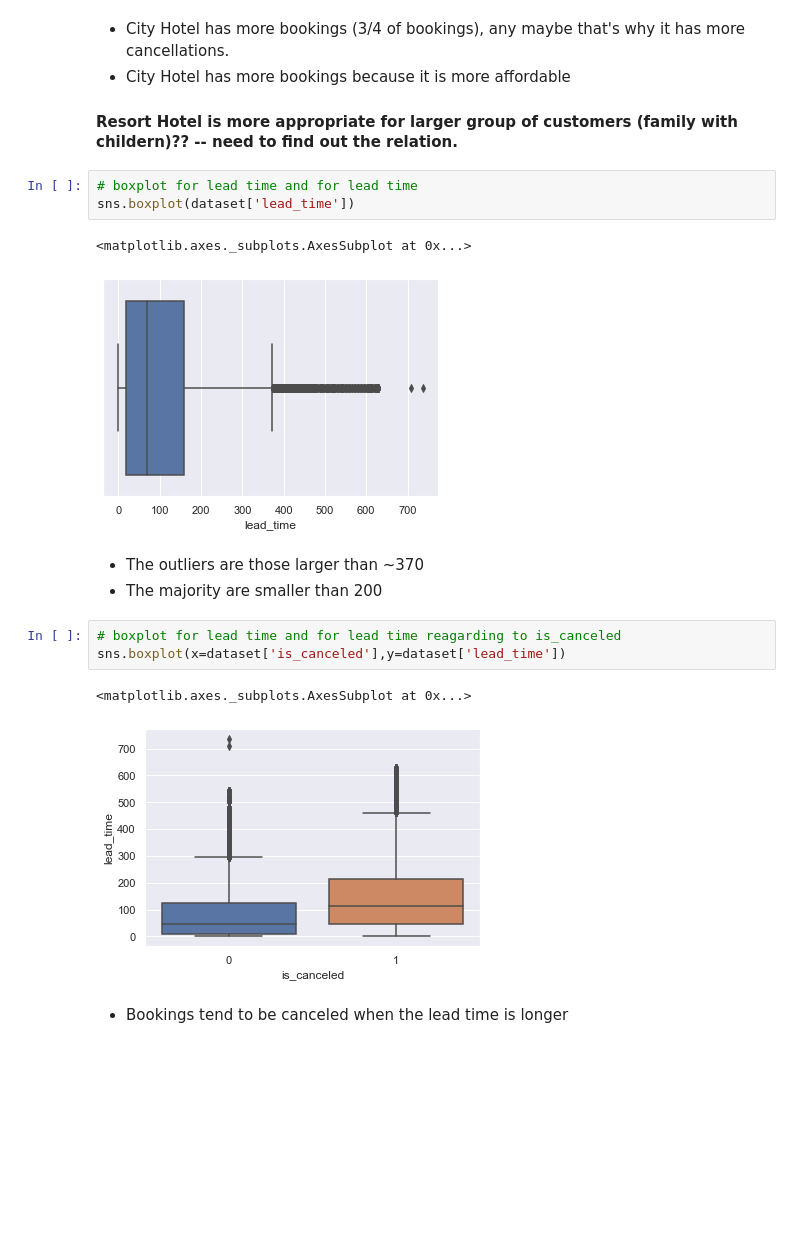
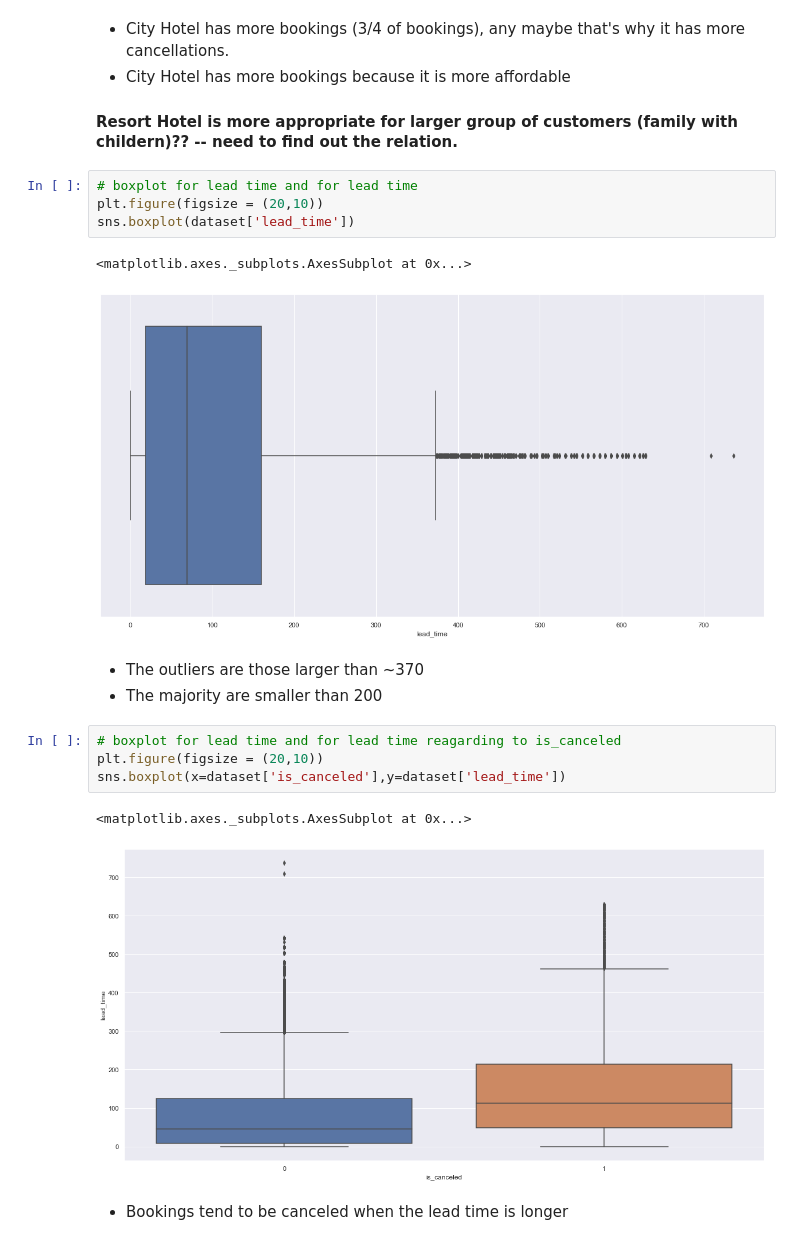
Before and after one commit to tkong1998/hotel-booking-demand, a Jupyter notebook: data_prep.ipynb, the cells around one changed output. Saved outputs shown, nothing was run; the diff lists cells and outputs as text; blank space fills up the shorter version.

```diff
--- a/data_prep.ipynb
+++ b/data_prep.ipynb
@@ -97,19 +152,21 @@ plt.show()
 #### Resort Hotel is more appropriate for larger group of customers (family with childern)??  -- need to find out the relation.
 # %%
 # boxplot for lead time and for lead time
+plt.figure(figsize = (20,10))
 sns.boxplot(dataset['lead_time'])
 # %% [output]
 <matplotlib.axes._subplots.AxesSubplot at 0x...>
-[figure, old version]
+[figure, new version]
 # %% [markdown]
 - The outliers are those larger than ~370
 - The majority are smaller than 200
 # %%
 # boxplot for lead time and for lead time reagarding to is_canceled
+plt.figure(figsize = (20,10))
 sns.boxplot(x=dataset['is_canceled'],y=dataset['lead_time'])
 # %% [output]
 <matplotlib.axes._subplots.AxesSubplot at 0x...>
-[figure, old version]
+[figure, new version]
 # %% [markdown]
 - Bookings tend to be canceled when the lead time is longer
 # %%
```
Also changed, not shown: parts of 20 cells of this notebook.
